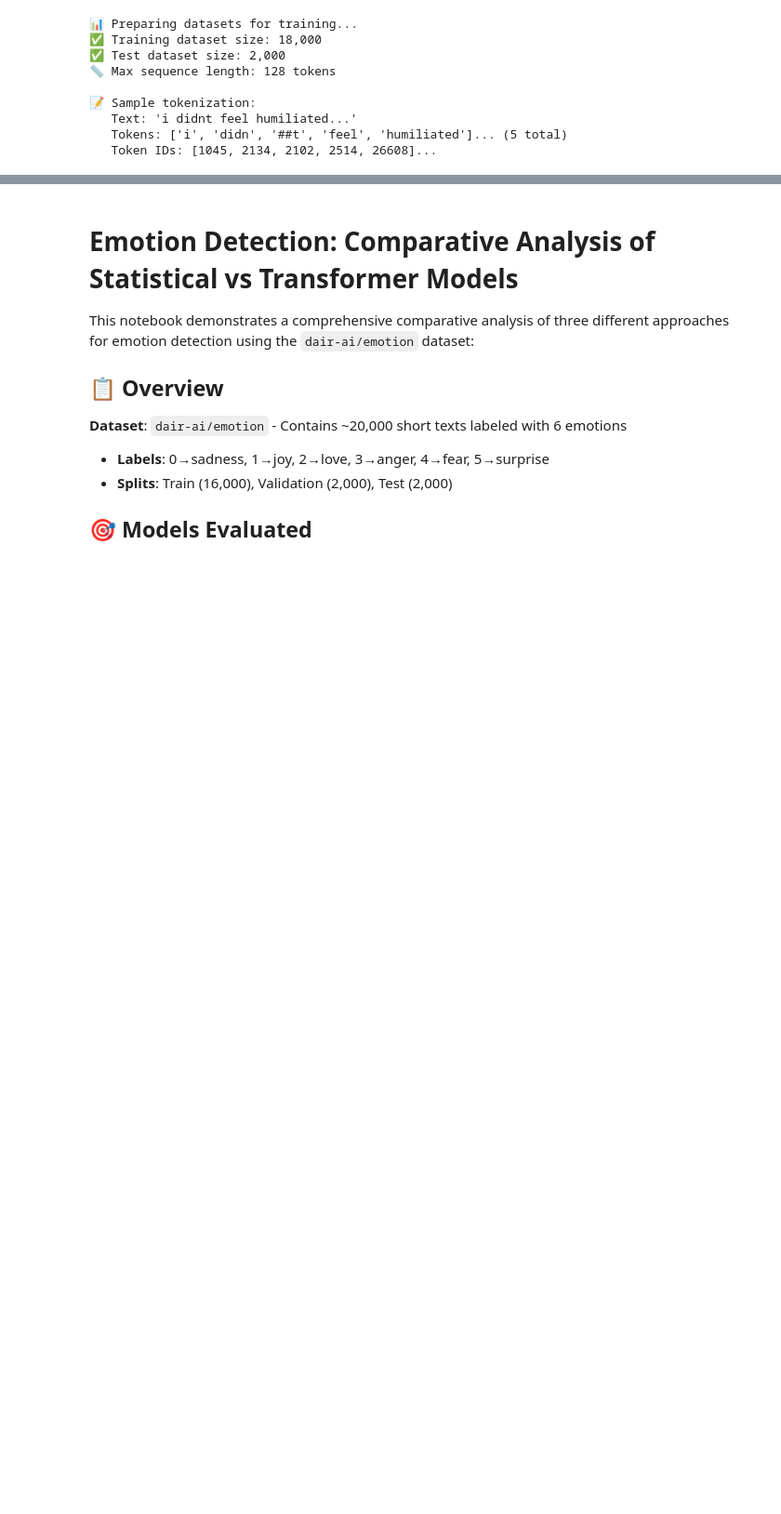
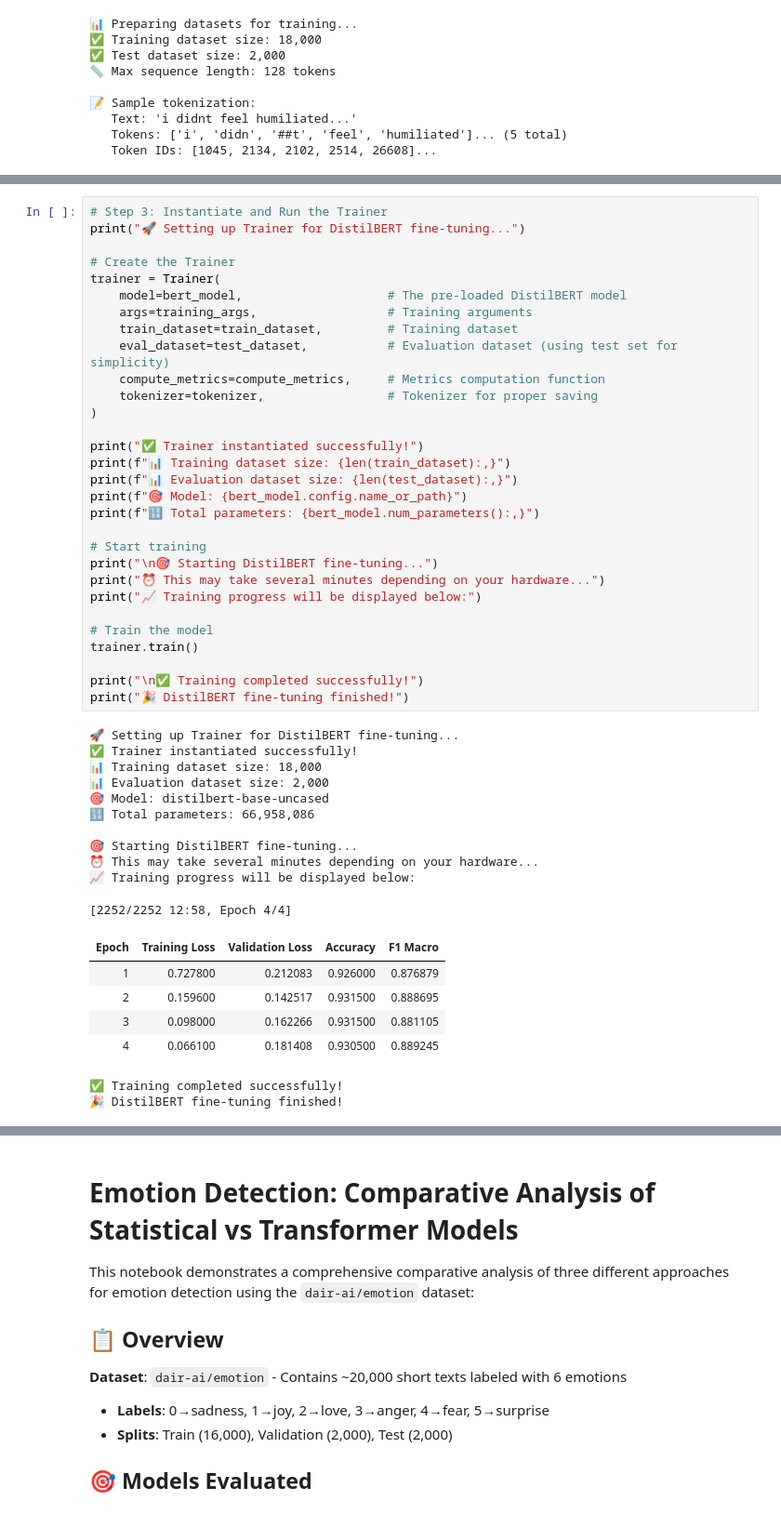
Before and after one commit to ccy05327/NLP, a Jupyter notebook: emotion_detection_comparative_analysis.ipynb, the cells around one changed output, grey strips where cells are left out. Shown: that part at 93% size. Drawn from its saved outputs; the diff is of its cells as text; blank space fills up the shorter version.

```diff
--- a/emotion_detection_comparative_analysis.ipynb
+++ b/emotion_detection_comparative_analysis.ipynb
@@ -712,0 +807,49 @@ print(f"   Token IDs: {tokenizer.convert_tokens_to_ids(sample_tokens[:10])}...")
+# %%
+# Step 3: Instantiate and Run the Trainer
+print("🚀 Setting up Trainer for DistilBERT fine-tuning...")
+
+# Create the Trainer
+trainer = Trainer(
+    model=bert_model,                    # The pre-loaded DistilBERT model
+    args=training_args,                  # Training arguments
+    train_dataset=train_dataset,         # Training dataset
+    eval_dataset=test_dataset,           # Evaluation dataset (using test set for simplicity)
+    compute_metrics=compute_metrics,     # Metrics computation function
+    tokenizer=tokenizer,                 # Tokenizer for proper saving
+)
+
+print("✅ Trainer instantiated successfully!")
+print(f"📊 Training dataset size: {len(train_dataset):,}")
+print(f"📊 Evaluation dataset size: {len(test_dataset):,}")
+print(f"🎯 Model: {bert_model.config.name_or_path}")
+print(f"🔢 Total parameters: {bert_model.num_parameters():,}")
+
+# Start training
+print("\n🎯 Starting DistilBERT fine-tuning...")
+print("⏰ This may take several minutes depending on your hardware...")
+print("📈 Training progress will be displayed below:")
+
+# Train the model
+trainer.train()
+
+print("\n✅ Training completed successfully!")
+print("🎉 DistilBERT fine-tuning finished!")
+# %% [output]
+🚀 Setting up Trainer for DistilBERT fine-tuning...
+✅ Trainer instantiated successfully!
+📊 Training dataset size: 18,000
+📊 Evaluation dataset size: 2,000
+🎯 Model: distilbert-base-uncased
+🔢 Total parameters: 66,958,086
+
+🎯 Starting DistilBERT fine-tuning...
+⏰ This may take several minutes depending on your hardware...
+📈 Training progress will be displayed below:
+[2252/2252 12:58, Epoch 4/4]
+| Epoch | Training Loss | Validation Loss | Accuracy | F1 Macro |
+| 1 | 0.727800 | 0.212083 | 0.926000 | 0.876879 |
+| 2 | 0.159600 | 0.142517 | 0.931500 | 0.888695 |
+| 3 | 0.098000 | 0.162266 | 0.931500 | 0.881105 |
+| 4 | 0.066100 | 0.181408 | 0.930500 | 0.889245 |
+✅ Training completed successfully!
+🎉 DistilBERT fine-tuning finished!
```
Also changed, not shown: parts of 9 cells of this notebook.
